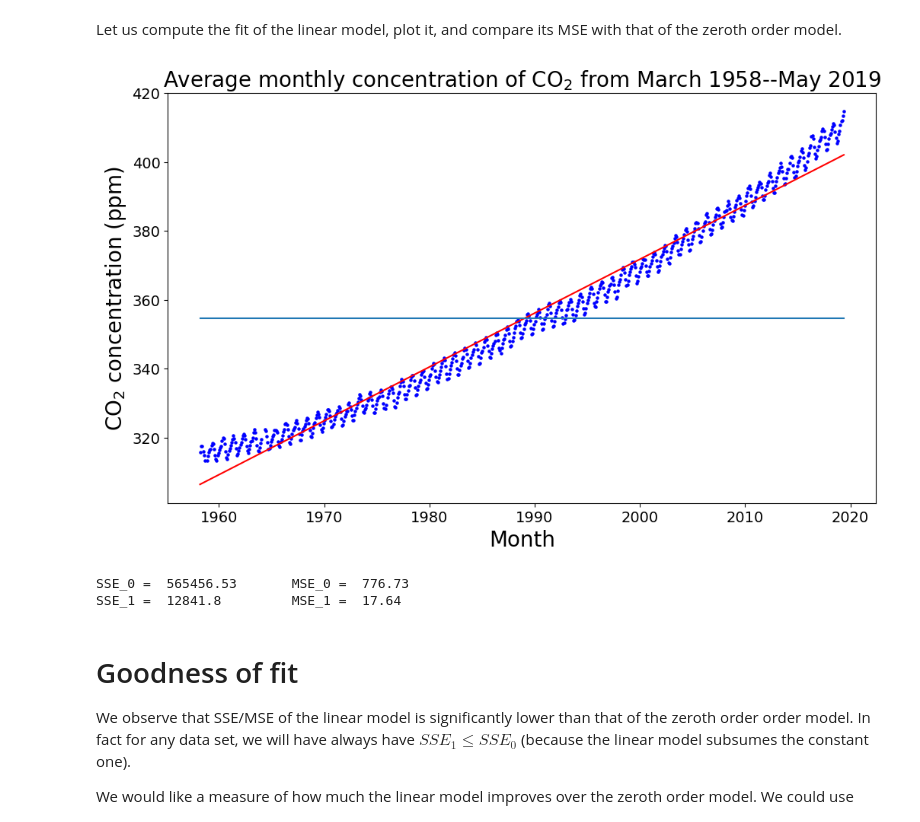
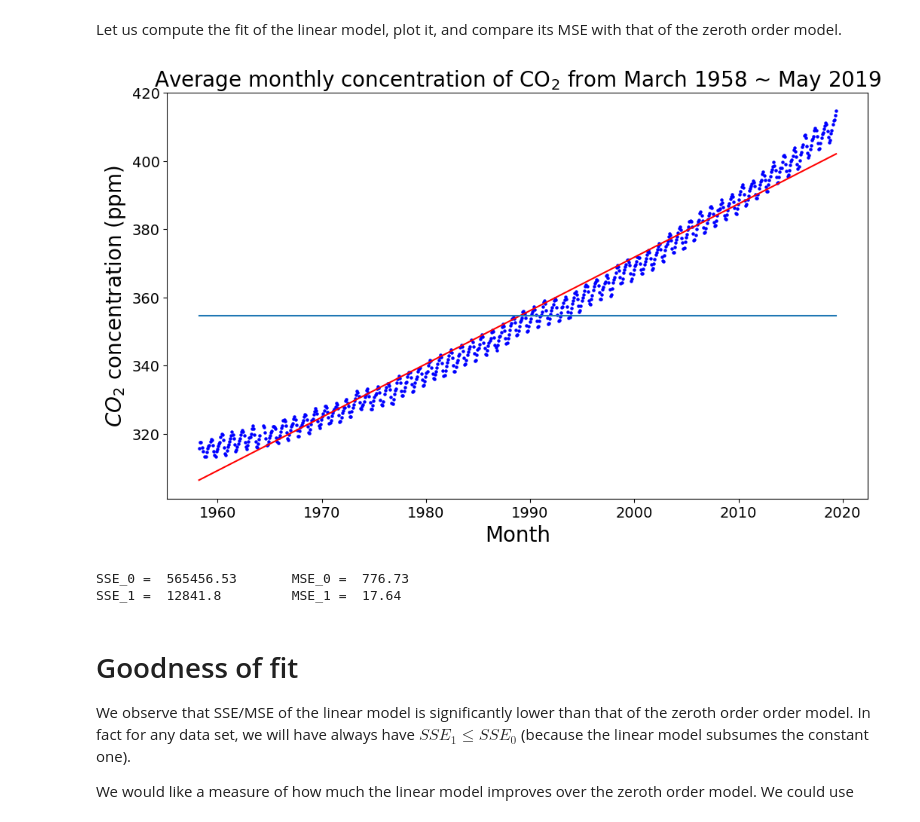
Before and after one commit to TK594/IB-Data-Science, a Jupyter notebook: 01 Introduction to Time series and Linear regression.ipynb, the cells around one changed output. Cells and saved outputs as stored; diff of their text form; code cells hidden in the pictures.

```diff
--- a/01 Introduction to Time series and Linear regression.ipynb
+++ b/01 Introduction to Time series and Linear regression.ipynb
@@ -256,31 +256,31 @@ Let us compute the fit of the linear model, plot it, and compare its MSE with th
 # %%
 # Computing the fit of the model
 fit_lin = X.dot(beta_lin)
 
 # Fit of zeroth-order model (mean of y)
 fit_0 = np.mean(yvalues)*all_ones
 
 plt.rcParams['figure.figsize'] = [12, 7]
 plt.scatter(dates, CO2_levels, s=5, color ='blue')   # s can be used to adjust the size of the dots
 plt.plot(dates, fit_lin, color = 'red')
 plt.plot(dates, fit_0)
 plt.xlabel('Month')
-plt.ylabel('CO$_2$ concentration (ppm)')
-plt.title('Average monthly concentration of CO$_2$ from March 1958--May 2019')
+plt.ylabel('$CO_2$ concentration (ppm)')
+plt.title('Average monthly concentration of CO$_2$ from March 1958 ~ May 2019')
 plt.savefig('CO2_linear_fit.pdf', bbox_inches = 'tight')
 plt.show()
 
 #We now compute the sum of squared errors and the MSE
 SSE_0 = np.linalg.norm(yvalues - fit_0)**2
 MSE_0 = SSE_0/(np.size(yvalues))
 
 SSE_1 = np.linalg.norm(yvalues - fit_lin)**2
 MSE_1 = SSE_1/(np.size(yvalues))
 
 print('SSE_0 = ', np.round(SSE_0, 2), ' \t MSE_0 = ', np.round(MSE_0, 2))
 print('SSE_1 = ', np.round(SSE_1, 2), ' \t MSE_1 = ', np.round(MSE_1, 2) )
 # %% [output]
-[figure, old version]
+[figure, new version]
 SSE_0 =  565456.53       MSE_0 =  776.73
 SSE_1 =  12841.8         MSE_1 =  17.64
 # %% [markdown]
```
Also changed, not shown: 9 other files.
